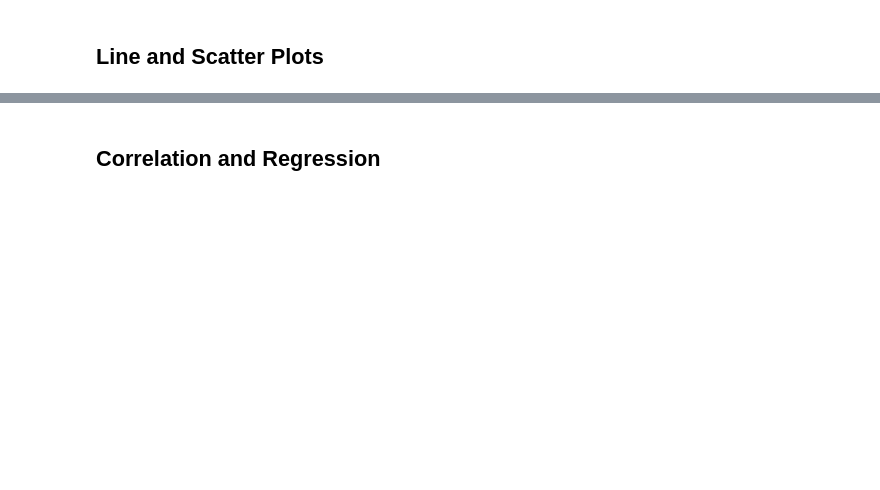
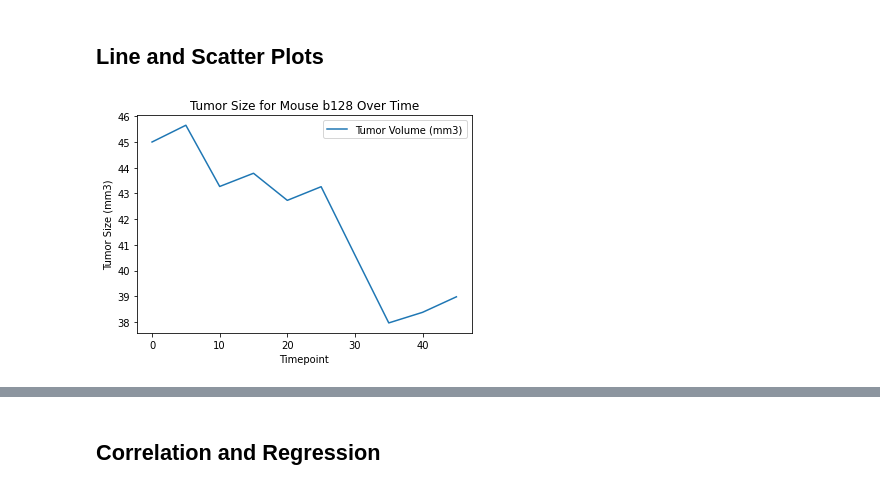
Before and after one commit to CCom20/matplot-challenge, a Jupyter notebook: pymaceuticals_analysis.ipynb, the cells around one changed output, grey strips where cells are left out. Drawn from its saved outputs; the diff is of its cells as text; code cells hidden in the pictures; blank space fills up the shorter version.

```diff
--- a/pymaceuticals_analysis.ipynb
+++ b/pymaceuticals_analysis.ipynb
@@ -276,12 +328,22 @@ for drug in drug_names:
 # %% [markdown]
 ## Line and Scatter Plots
 # %%
-# Generate a line plot of tumor volume vs. time point for a mouse treated with Capomulin
+# Capomulin Example Line - Mouse ID: b128
+
+# Look at just b128 for Capomuline, grab the Tumor Volume and the Timepoint values
 capomulin_example = combined_study_df_cleaned.loc[(combined_study_df_cleaned["Drug Regimen"] == "Capomulin") & (combined_study_df_cleaned["Mouse ID"]=="b128")][["Tumor Volume (mm3)", "Timepoint"]]
+
+# Set the index to "timepoint" so it becomes the x-axis
 capomulin_example = capomulin_example.set_index("Timepoint")
+
+# Create the chart and label the x, y, and title
 capomulin_graph = capomulin_example.plot()
 capomulin_graph.set_xlabel("Timepoint")
-capomulin_graph.set_ylabel("Tumor Size")
+capomulin_graph.set_ylabel("Tumor Size (mm3)")
 capomulin_graph.set_title("Tumor Size for Mouse b128 Over Time")
+
+# Display cleanly
 plt.show()
+# %% [output]
+[figure, added]
 # %%
```
Also changed, not shown: parts of 5 cells of this notebook.
